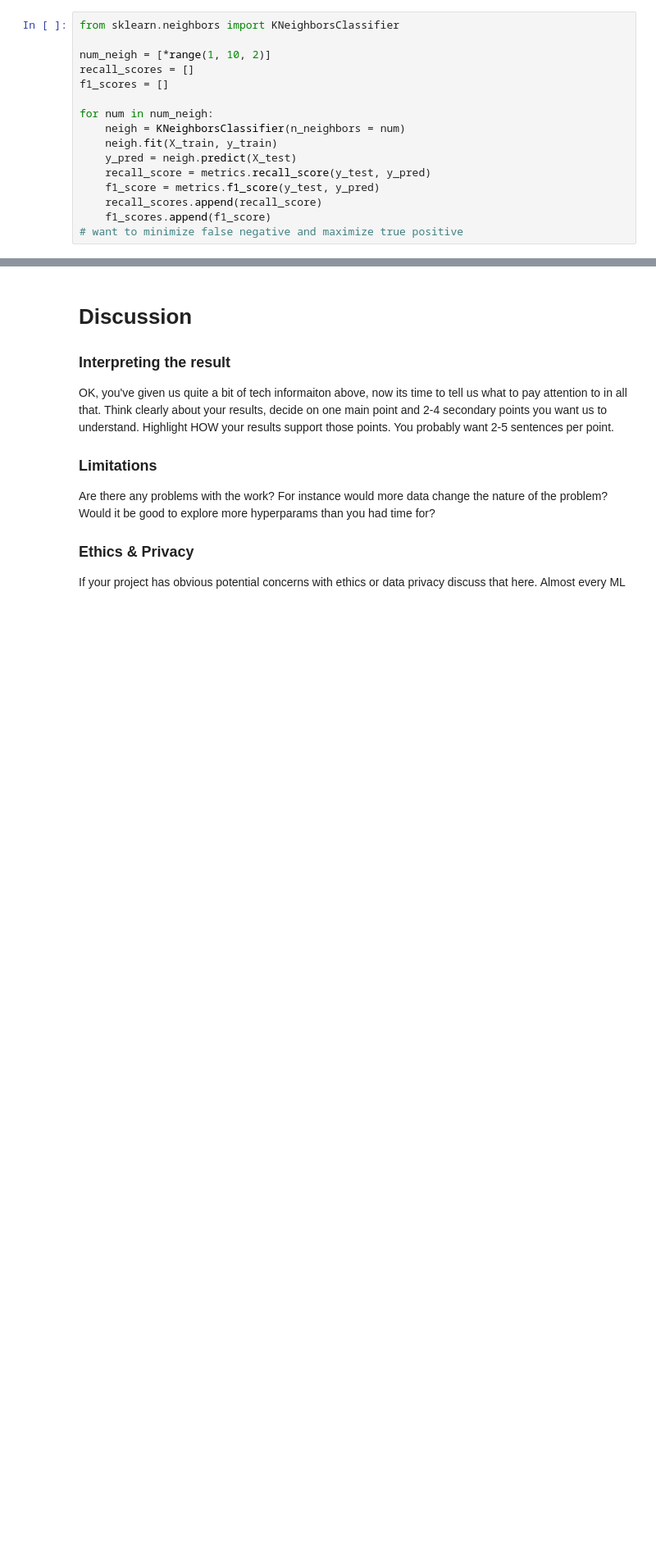
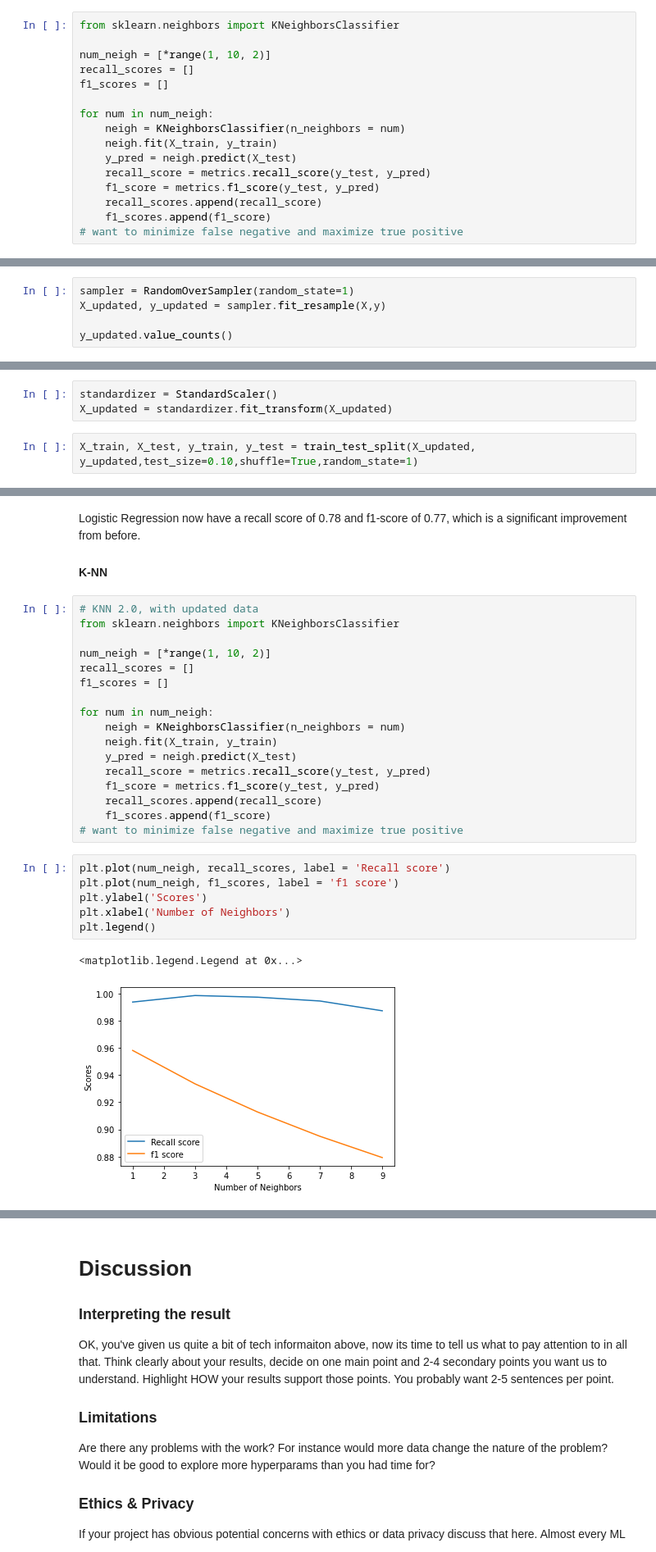
Before and after one commit to COGS118A/Group050-Sp22, a Jupyter notebook: FinalProject_group050.ipynb, the cells around one changed output, grey strips where cells are left out. Shown: that part at 82% size. Saved outputs shown, nothing was run; the diff lists cells and outputs as text; blank space fills up the shorter version.

```diff
--- a/FinalProject_group050.ipynb
+++ b/FinalProject_group050.ipynb
@@ -412,0 +423,5 @@ plt.legend()
+# %%
+sampler = RandomOverSampler(random_state=1)
+X_updated, y_updated = sampler.fit_resample(X,y)
+
+y_updated.value_counts()
@@ -412,0 +436,5 @@ plt.legend()
+# %%
+standardizer = StandardScaler()
+X_updated = standardizer.fit_transform(X_updated)
+# %%
+X_train, X_test, y_train, y_test = train_test_split(X_updated, y_updated,test_size=0.10,shuffle=True,random_state=1)
@@ -412,0 +462,30 @@ plt.legend()
+# %% [markdown]
+Logistic Regression now have a recall score of 0.78 and f1-score of 0.77, which is a significant improvement from before.
+
+#### K-NN
+# %%
+# KNN 2.0, with updated data
+from sklearn.neighbors import KNeighborsClassifier
+
+num_neigh = [*range(1, 10, 2)]
+recall_scores = []
+f1_scores = []
+
+for num in num_neigh:
+    neigh = KNeighborsClassifier(n_neighbors = num)
+    neigh.fit(X_train, y_train)
+    y_pred = neigh.predict(X_test)
+    recall_score = metrics.recall_score(y_test, y_pred)
+    f1_score = metrics.f1_score(y_test, y_pred)
+    recall_scores.append(recall_score)
+    f1_scores.append(f1_score)
+# want to minimize false negative and maximize true positive
+# %%
+plt.plot(num_neigh, recall_scores, label = 'Recall score')
+plt.plot(num_neigh, f1_scores, label = 'f1 score')
+plt.ylabel('Scores')
+plt.xlabel('Number of Neighbors')
+plt.legend()
+# %% [output]
+<matplotlib.legend.Legend at 0x...>
+[figure, added]
```
Also changed, not shown: parts of 35 cells of this notebook.
